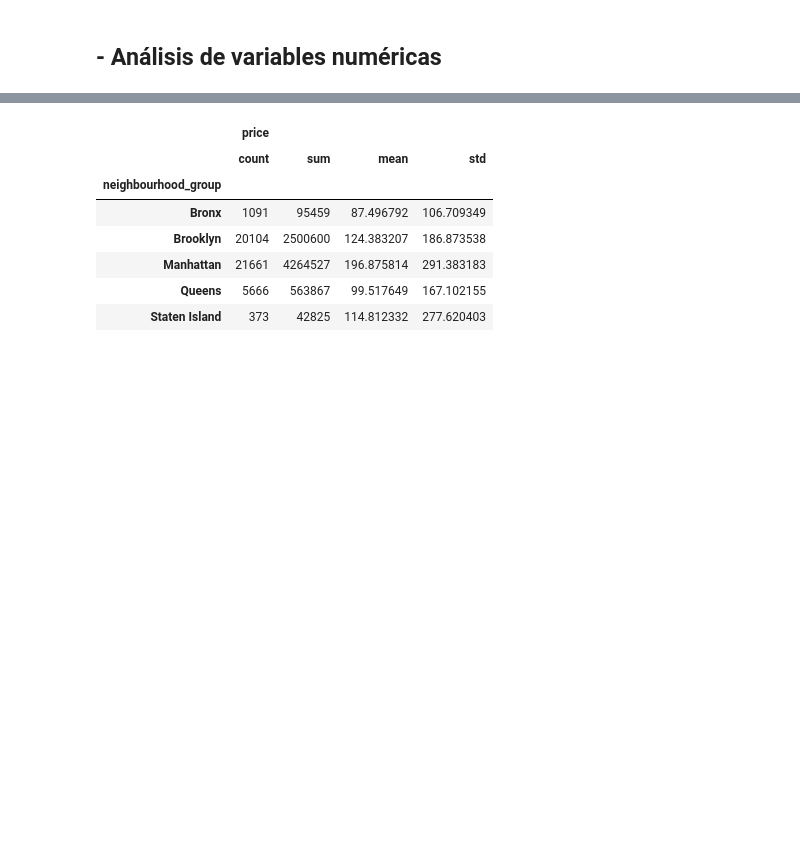
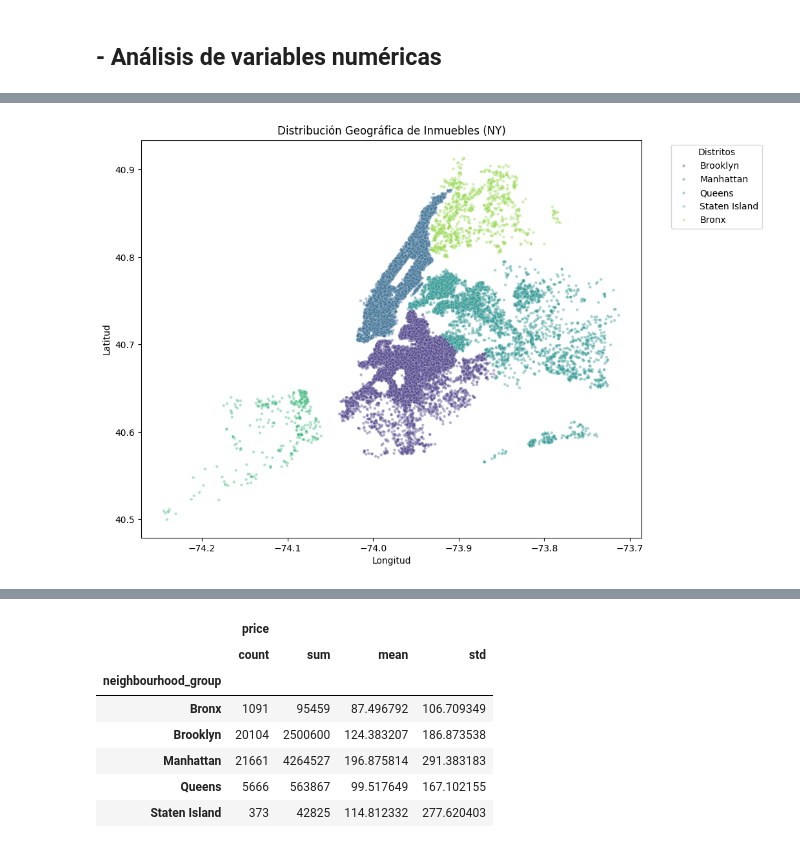
Before and after one commit to 4GeeksAcademy/IgnacioSabinoG-IntroML, a Jupyter notebook: src/00-eda-airbnb-ny.ipynb, the cells around one changed output, grey strips where cells are left out. Drawn from its saved outputs; the diff is of its cells as text; code cells hidden in the pictures; blank space fills up the shorter version.

```diff
--- a/src/00-eda-airbnb-ny.ipynb
+++ b/src/00-eda-airbnb-ny.ipynb
@@ -201,0 +214,16 @@ El análisis entre las variables categóricas tipo de ambiente y barrio muestra
+# %%
+plt.figure(figsize=(10, 8))
+
+sns.scatterplot(data=df, x='longitude', y='latitude',
+                hue='neighbourhood_group', # Colorear por distritos
+                palette='viridis',           # Paleta de colores atractiva
+                s=10,                        # Tamaño de los puntos pequeño
+                alpha=0.4)                   # Transparencia para ver zonas densas
+
+plt.title('Distribución Geográfica de Inmuebles (NY)')
+plt.xlabel('Longitud')
+plt.ylabel('Latitud')
+plt.legend(title='Distritos', bbox_to_anchor=(1.05, 1), loc='upper left')
+plt.show()
+# %% [output]
+[figure, added]
```
Also changed, not shown: parts of 12 cells of this notebook.
